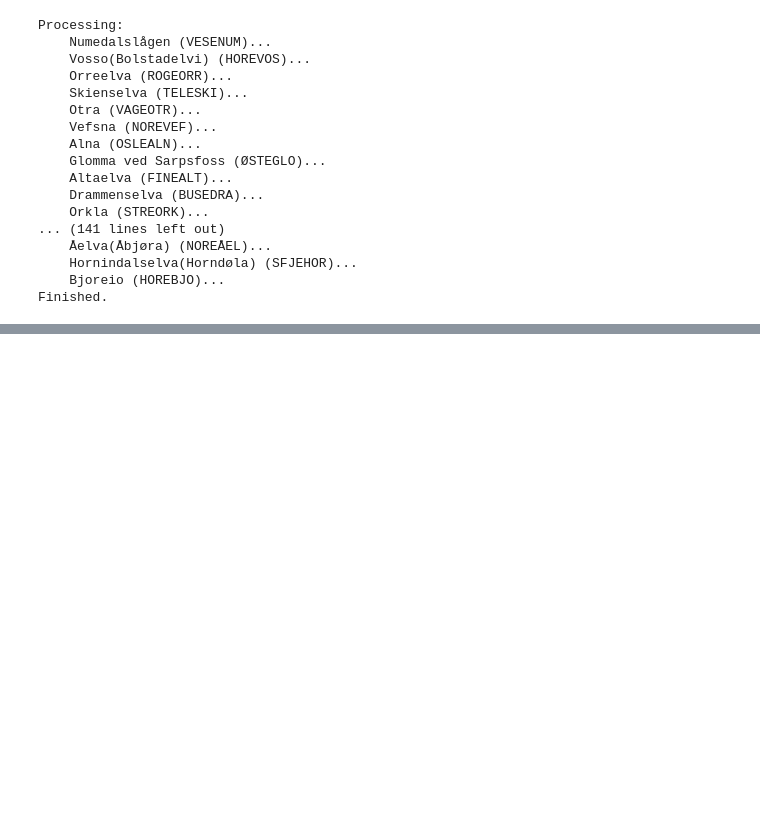
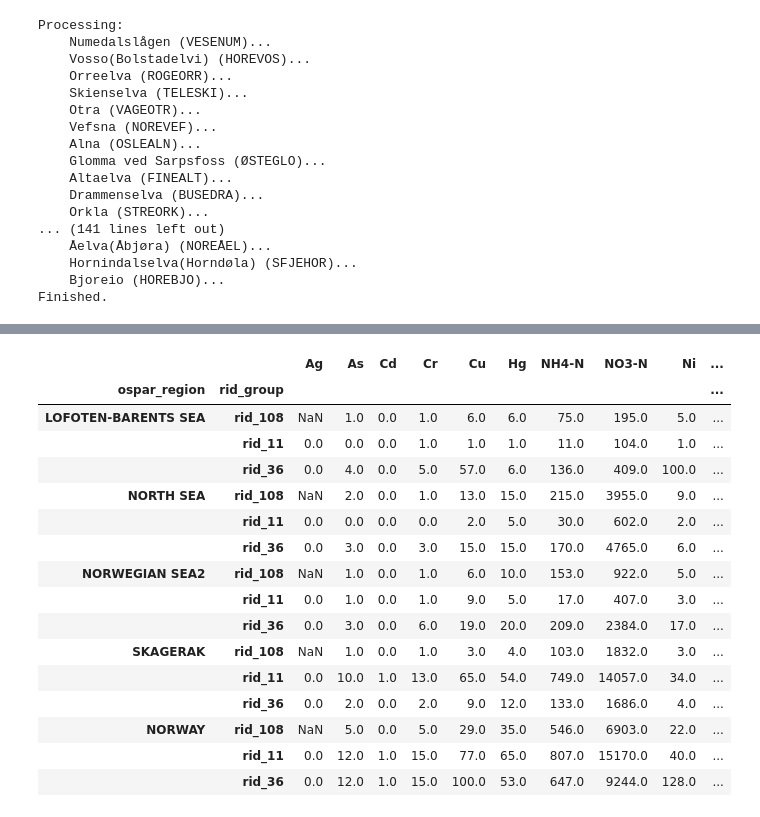
Before and after one commit to JamesSample/rid, a Jupyter notebook: notebooks/word_data_tables.ipynb, the cells around one changed output, grey strips where cells are left out. Cells and saved outputs as stored; diff of their text form; code cells hidden in the pictures; blank space fills up the shorter version.

Commit message:
Generate table 3 for 2015

```diff
--- a/notebooks/word_data_tables.ipynb
+++ b/notebooks/word_data_tables.ipynb
@@ -125,0 +173,51 @@ Finished.
+# %%
+# Read data
+in_csv = (r'C:\Data\James_Work\Staff\Oeyvind_K\Elveovervakingsprogrammet'
+          r'\Results\Loads_CSVs\loads_and_flows_all_sites_2015.csv')
+mon_df = pd.read_csv(in_csv)
+
+# Get just the downstream catchments
+#mon_df = mon_df[mon_df['station_id'].isin(stn_df['station_id'].values)]
+
+# Group by OSPAR region
+mon_df1 = mon_df.groupby(['ospar_region', 'rid_group']).sum()
+
+# Totals for Norway
+mon_df2 = mon_df.groupby('rid_group').sum().reset_index()
+mon_df2['ospar_region'] = 'NORWAY'
+mon_df2.set_index(['ospar_region', 'rid_group'], inplace=True)
+
+# Combine
+mon_df = pd.concat([mon_df1, mon_df2], axis=0)
+
+# Cols of interest
+cols = [i for i in mon_df.columns if i.split('_')[1] != 'Est']
+mon_df = mon_df[cols]
+del mon_df['station_id']
+
+# Rename cols to match template
+mon_df['Flow rate_1000m3/day'] = mon_df['mean_q_1000m3/day']
+del mon_df['mean_q_1000m3/day']
+
+# Units are correct, so remove
+mon_df.columns = [i.split('_')[0] for i in mon_df.columns]
+
+mon_df.round(0)
+# %% [output]
+|  |  | Ag | As | Cd | Cr | Cu | Hg | NH4-N | NO3-N | Ni | ... |
+| ospar_region | rid_group |  |  |  |  |  |  |  |  |  | ... |
+| LOFOTEN-BARENTS SEA | rid_108 | NaN | 1.0 | 0.0 | 1.0 | 6.0 | 6.0 | 75.0 | 195.0 | 5.0 | ... |
+|  | rid_11 | 0.0 | 0.0 | 0.0 | 1.0 | 1.0 | 1.0 | 11.0 | 104.0 | 1.0 | ... |
+|  | rid_36 | 0.0 | 4.0 | 0.0 | 5.0 | 57.0 | 6.0 | 136.0 | 409.0 | 100.0 | ... |
+| NORTH SEA | rid_108 | NaN | 2.0 | 0.0 | 1.0 | 13.0 | 15.0 | 215.0 | 3955.0 | 9.0 | ... |
+|  | rid_11 | 0.0 | 0.0 | 0.0 | 0.0 | 2.0 | 5.0 | 30.0 | 602.0 | 2.0 | ... |
+|  | rid_36 | 0.0 | 3.0 | 0.0 | 3.0 | 15.0 | 15.0 | 170.0 | 4765.0 | 6.0 | ... |
+| NORWEGIAN SEA2 | rid_108 | NaN | 1.0 | 0.0 | 1.0 | 6.0 | 10.0 | 153.0 | 922.0 | 5.0 | ... |
+|  | rid_11 | 0.0 | 1.0 | 0.0 | 1.0 | 9.0 | 5.0 | 17.0 | 407.0 | 3.0 | ... |
+|  | rid_36 | 0.0 | 3.0 | 0.0 | 6.0 | 19.0 | 20.0 | 209.0 | 2384.0 | 17.0 | ... |
+| SKAGERAK | rid_108 | NaN | 1.0 | 0.0 | 1.0 | 3.0 | 4.0 | 103.0 | 1832.0 | 3.0 | ... |
+|  | rid_11 | 0.0 | 10.0 | 1.0 | 13.0 | 65.0 | 54.0 | 749.0 | 14057.0 | 34.0 | ... |
+|  | rid_36 | 0.0 | 2.0 | 0.0 | 2.0 | 9.0 | 12.0 | 133.0 | 1686.0 | 4.0 | ... |
+| NORWAY | rid_108 | NaN | 5.0 | 0.0 | 5.0 | 29.0 | 35.0 | 546.0 | 6903.0 | 22.0 | ... |
+|  | rid_11 | 0.0 | 12.0 | 1.0 | 15.0 | 77.0 | 65.0 | 807.0 | 15170.0 | 40.0 | ... |
+|  | rid_36 | 0.0 | 12.0 | 1.0 | 15.0 | 100.0 | 53.0 | 647.0 | 9244.0 | 128.0 | ... |
```
Also changed, not shown: parts of 8 cells of this notebook, 1 other file.
